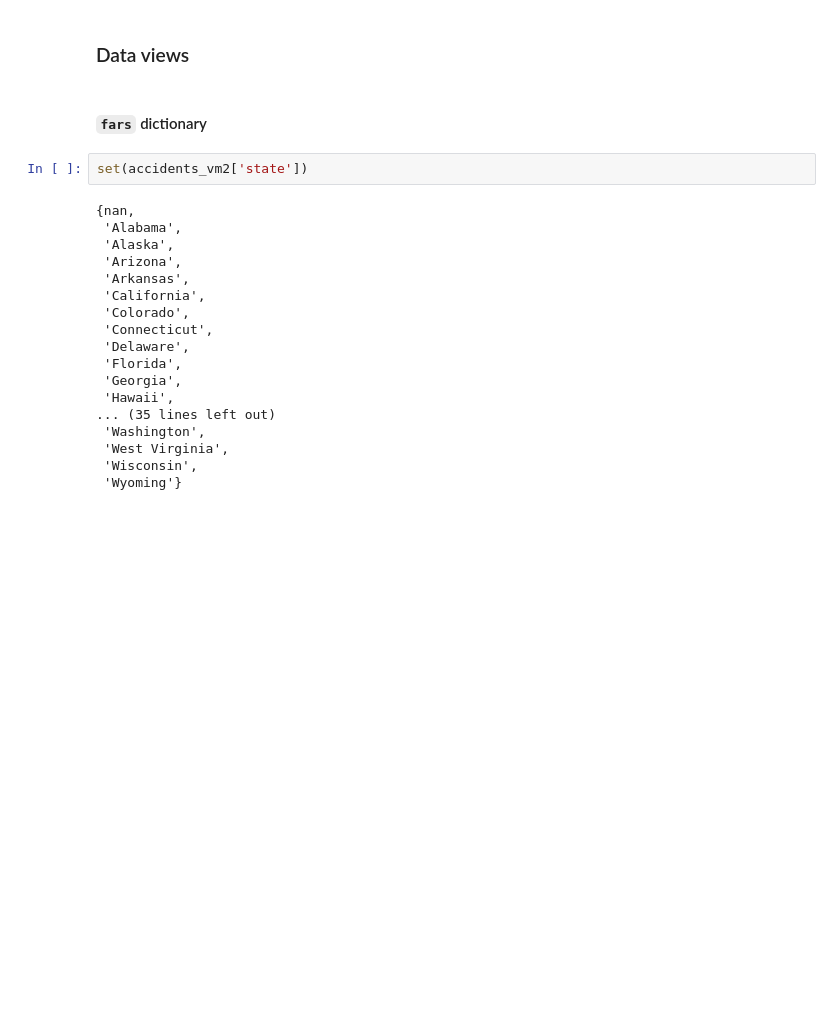
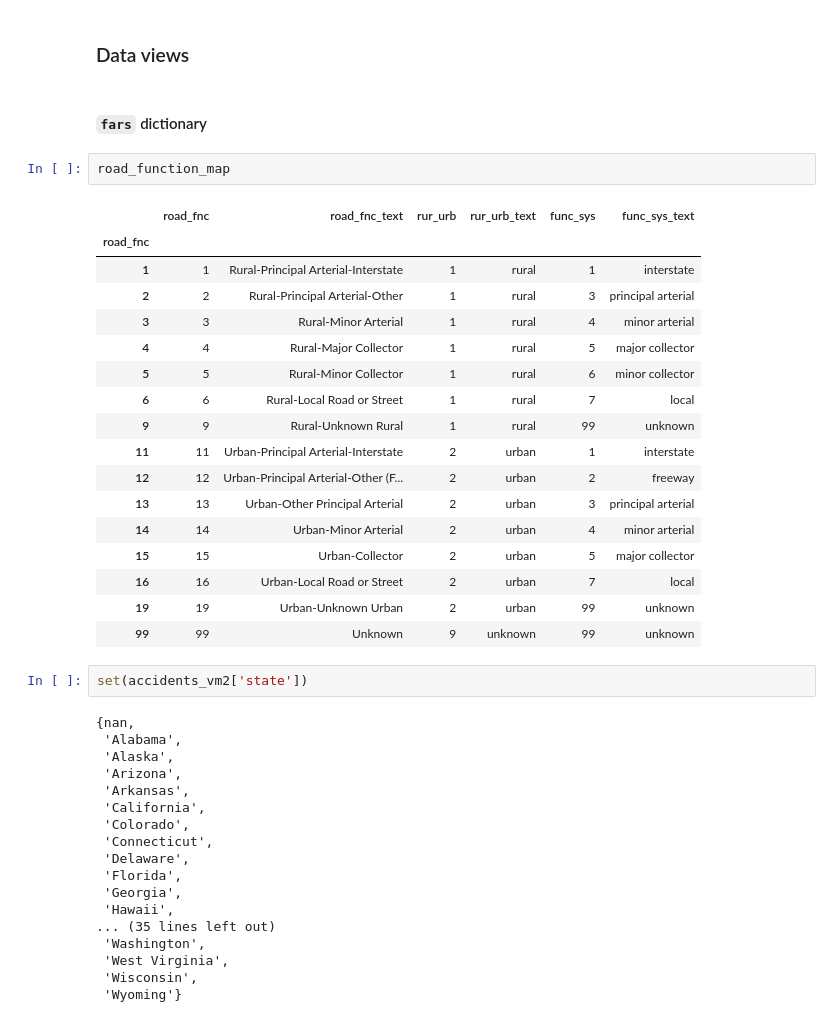
Before and after one commit to JonathanOwen/DinsdalePiranha, a Jupyter notebook: fars.ipynb, the cells around one changed output. Saved outputs shown, nothing was run; the diff lists cells and outputs as text; blank space fills up the shorter version.

```diff
--- a/fars.ipynb
+++ b/fars.ipynb
@@ -827,6 +1062,26 @@ print vm_coef, alpha
 ### Data views
 # %% [markdown]
 #### `fars` dictionary
+# %%
+road_function_map
+# %% [output]
+|  | road_fnc | road_fnc_text | rur_urb | rur_urb_text | func_sys | func_sys_text |
+| road_fnc |  |  |  |  |  |  |
+| 1 | 1 | Rural-Principal Arterial-Interstate | 1 | rural | 1 | interstate |
+| 2 | 2 | Rural-Principal Arterial-Other | 1 | rural | 3 | principal arterial |
+| 3 | 3 | Rural-Minor Arterial | 1 | rural | 4 | minor arterial |
+| 4 | 4 | Rural-Major Collector | 1 | rural | 5 | major collector |
+| 5 | 5 | Rural-Minor Collector | 1 | rural | 6 | minor collector |
+| 6 | 6 | Rural-Local Road or Street | 1 | rural | 7 | local |
+| 9 | 9 | Rural-Unknown Rural | 1 | rural | 99 | unknown |
+| 11 | 11 | Urban-Principal Arterial-Interstate | 2 | urban | 1 | interstate |
+| 12 | 12 | Urban-Principal Arterial-Other (F... | 2 | urban | 2 | freeway |
+| 13 | 13 | Urban-Other Principal Arterial | 2 | urban | 3 | principal arterial |
+| 14 | 14 | Urban-Minor Arterial | 2 | urban | 4 | minor arterial |
+| 15 | 15 | Urban-Collector | 2 | urban | 5 | major collector |
+| 16 | 16 | Urban-Local Road or Street | 2 | urban | 7 | local |
+| 19 | 19 | Urban-Unknown Urban | 2 | urban | 99 | unknown |
+| 99 | 99 | Unknown | 9 | unknown | 99 | unknown |
 # %%
 set(accidents_vm2['state'])
 # %% [output]
```
Also changed, not shown: parts of 51 cells of this notebook.
